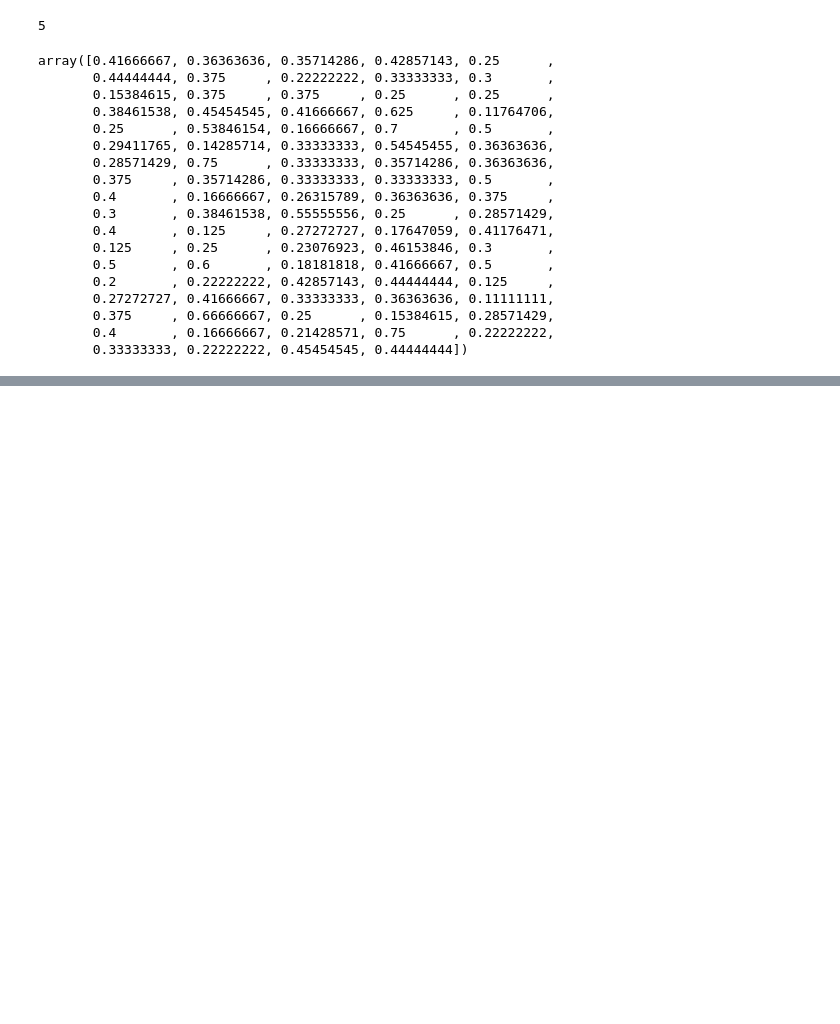
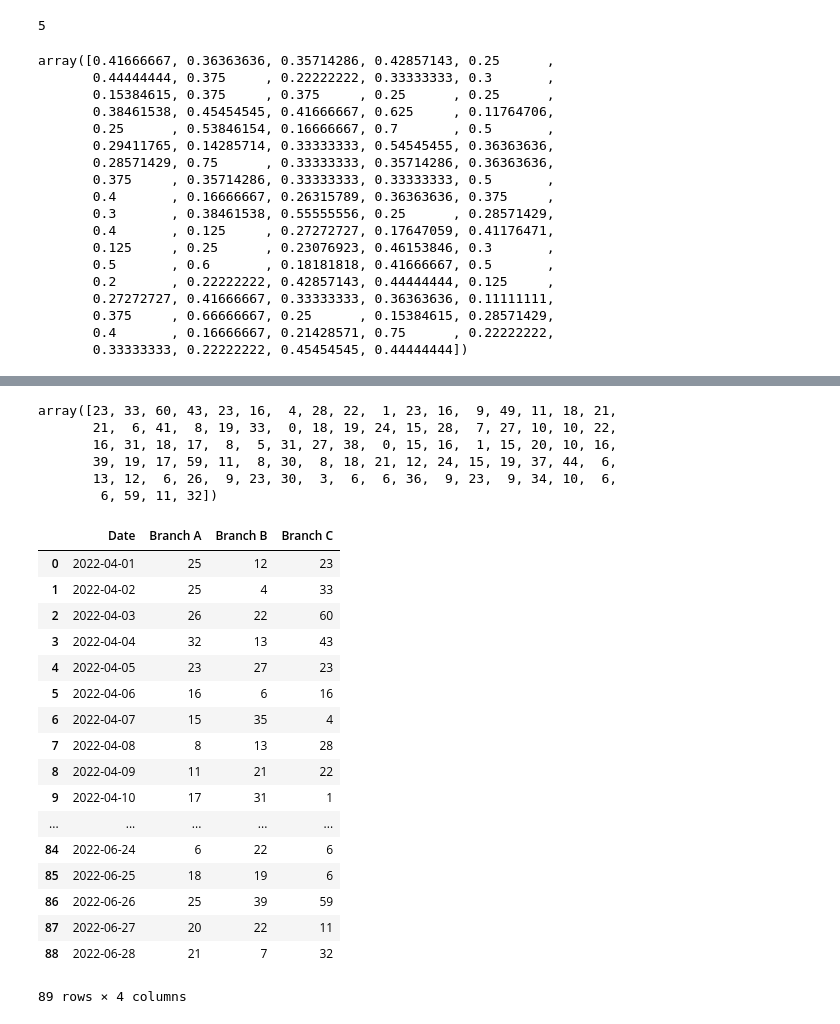
Before and after one commit to mayreeann/Team_Aero, a Jupyter notebook: Probalistic_modelling_Hackathon.ipynb, the cells around one changed output, grey strips where cells are left out. Drawn from its saved outputs; the diff is of its cells as text; code cells hidden in the pictures; blank space fills up the shorter version.

```diff
--- a/Probalistic_modelling_Hackathon.ipynb
+++ b/Probalistic_modelling_Hackathon.ipynb
@@ -234,0 +599,4 @@ array([0.41666667, 0.36363636, 0.35714286, 0.42857143, 0.25      ,
+# %%
+#possible predictions of daily quantitY for branch B in Q2
+binom2B = [(rnd.binomial(5510,0.3303,1820).mean().astype(int) + rnd.binomial(n,p)-qty_b) for n,p in zip(qty,prob_B)]
+np.array(binom2B)
@@ -234,0 +610,4 @@ array([0.41666667, 0.36363636, 0.35714286, 0.42857143, 0.25      ,
+# %%
+# total sum of quantity sold in branch C
+qty_c = sum(sales_data[sales_data.Branch == 'C']['Quantity'])
+qty_c
@@ -234,0 +633,7 @@ array([0.41666667, 0.36363636, 0.35714286, 0.42857143, 0.25      ,
+# %%
+#probability of total quantity sold each day for branch C in Q1
+prob_C = []
+for i in sales_data.Date.unique():
+    x = sum(sales_data.Quantity[(sales_data.Date == i) & (sales_data.Branch == "C")])/sum(sales_data.Quantity[sales_data.Date == i])
+    prob_C.append(x)
+np.array(prob_C)
@@ -234,0 +659,40 @@ array([0.41666667, 0.36363636, 0.35714286, 0.42857143, 0.25      ,
+# %%
+#possible predictions of daily quantitY for branch C in Q2
+binom2C = [(rnd.binomial(5510,0.3323,1831).mean().astype(int) + rnd.binomial(n,p)-qty_c) for n,p in zip(qty,prob_C)]
+np.array(binom2C)
+# %% [output]
+array([23, 33, 60, 43, 23, 16,  4, 28, 22,  1, 23, 16,  9, 49, 11, 18, 21,
+       21,  6, 41,  8, 19, 33,  0, 18, 19, 24, 15, 28,  7, 27, 10, 10, 22,
+       16, 31, 18, 17,  8,  5, 31, 27, 38,  0, 15, 16,  1, 15, 20, 10, 16,
+       39, 19, 17, 59, 11,  8, 30,  8, 18, 21, 12, 24, 15, 19, 37, 44,  6,
+       13, 12,  6, 26,  9, 23, 30,  3,  6,  6, 36,  9, 23,  9, 34, 10,  6,
+        6, 59, 11, 32])
+# %%
+#aggregate of quantity sold in each branch for Q2
+New_date2 = sales_data['Date'] + timedelta(days=90)
+
+#aggregate for three Branches
+aggregate = pd.DataFrame({'Date':New_date2.value_counts().sort_index(ascending = True).index,
+                         'Branch A':binom2A,
+                         'Branch B':binom2B,
+                         'Branch C':binom2C})
+aggregate
+# %% [output]
+|  | Date | Branch A | Branch B | Branch C |
+| 0 | 2022-04-01 | 25 | 12 | 23 |
+| 1 | 2022-04-02 | 25 | 4 | 33 |
+| 2 | 2022-04-03 | 26 | 22 | 60 |
+| 3 | 2022-04-04 | 32 | 13 | 43 |
+| 4 | 2022-04-05 | 23 | 27 | 23 |
+| 5 | 2022-04-06 | 16 | 6 | 16 |
+| 6 | 2022-04-07 | 15 | 35 | 4 |
+| 7 | 2022-04-08 | 8 | 13 | 28 |
+| 8 | 2022-04-09 | 11 | 21 | 22 |
+| 9 | 2022-04-10 | 17 | 31 | 1 |
+| ... | ... | ... | ... | ... |
+| 84 | 2022-06-24 | 6 | 22 | 6 |
+| 85 | 2022-06-25 | 18 | 19 | 6 |
+| 86 | 2022-06-26 | 25 | 39 | 59 |
+| 87 | 2022-06-27 | 20 | 22 | 11 |
+| 88 | 2022-06-28 | 21 | 7 | 32 |
+89 rows × 4 columns
```
Also changed, not shown: parts of 45 cells of this notebook.
